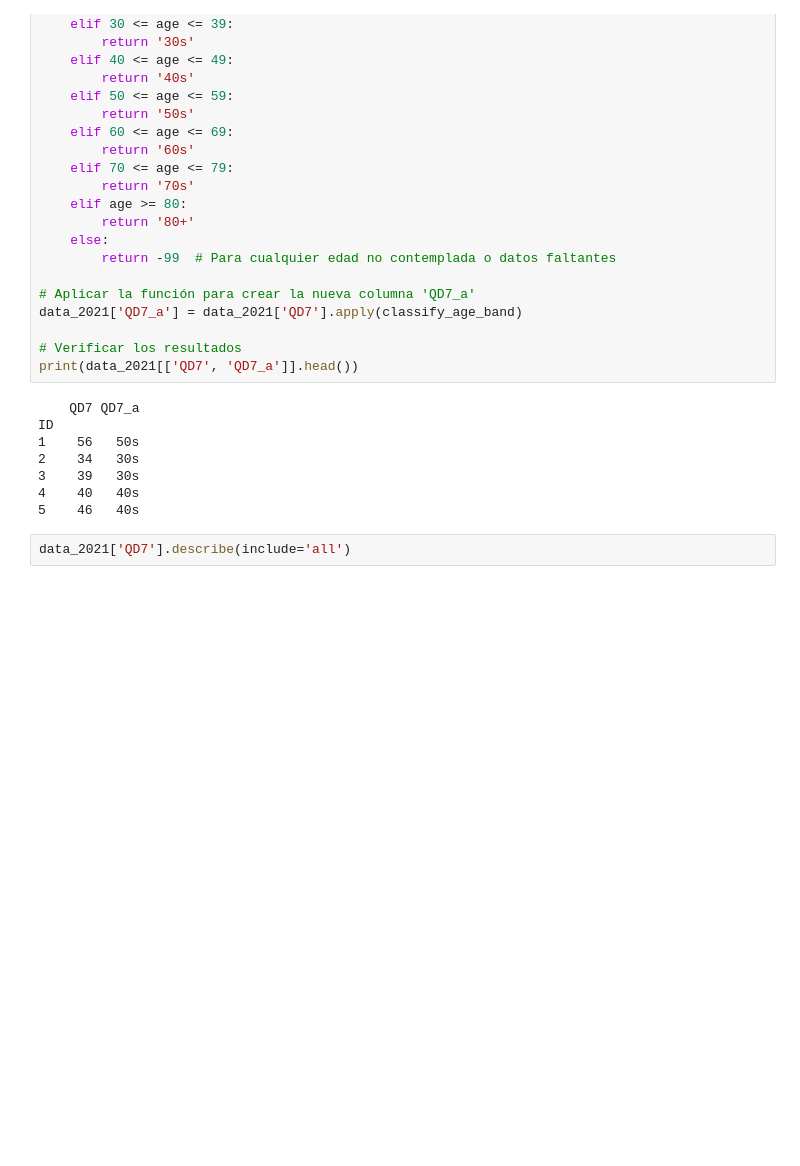
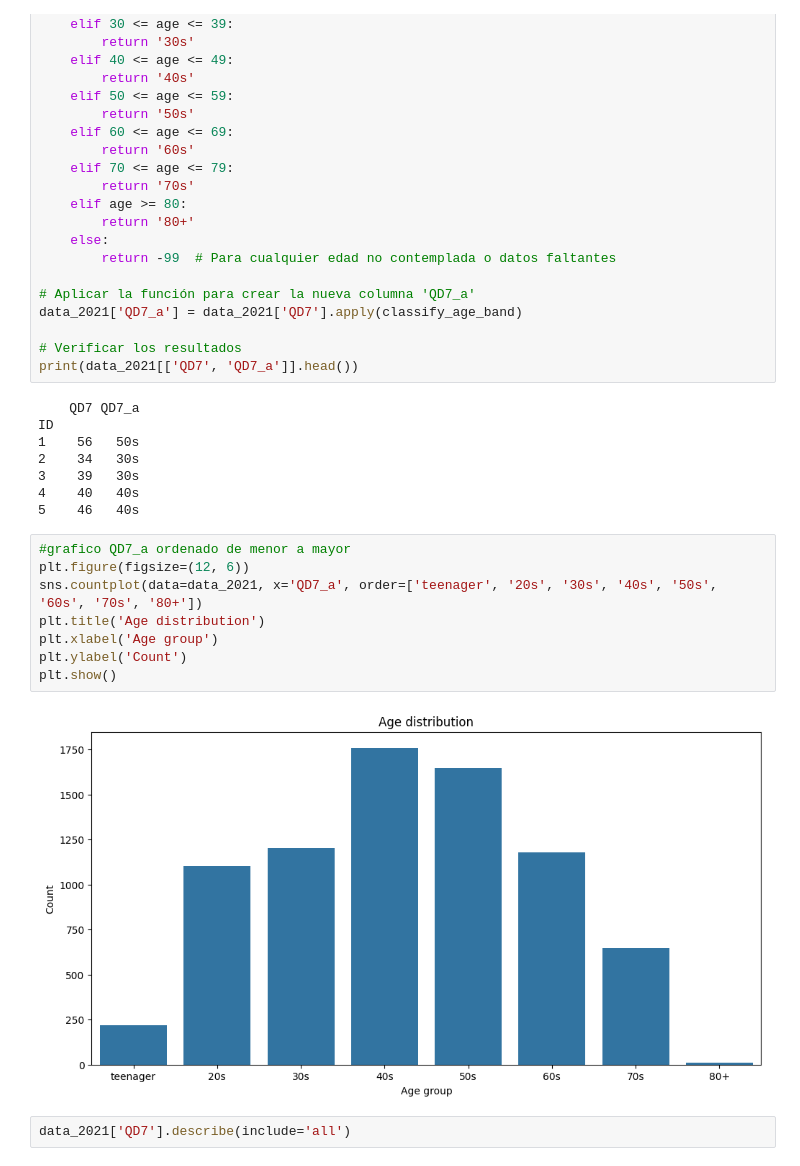
Before and after one commit to blackalle/TFM, a Jupyter notebook: tfm.ipynb, the cells around one changed output. Cells and saved outputs as stored; diff of their text form; blank space fills up the shorter version.

```diff
--- a/tfm.ipynb
+++ b/tfm.ipynb
@@ -138,6 +138,16 @@ ID
 3    39   30s
 4    40   40s
 5    46   40s
+# %%
+#grafico QD7_a ordenado de menor a mayor
+plt.figure(figsize=(12, 6))
+sns.countplot(data=data_2021, x='QD7_a', order=['teenager', '20s', '30s', '40s', '50s', '60s', '70s', '80+'])
+plt.title('Age distribution')
+plt.xlabel('Age group')
+plt.ylabel('Count')
+plt.show()
+# %% [output]
+[figure, added]
 # %%
 data_2021['QD7'].describe(include='all')
 # %% [output]
```
Also changed, not shown: parts of 18 cells of this notebook.
